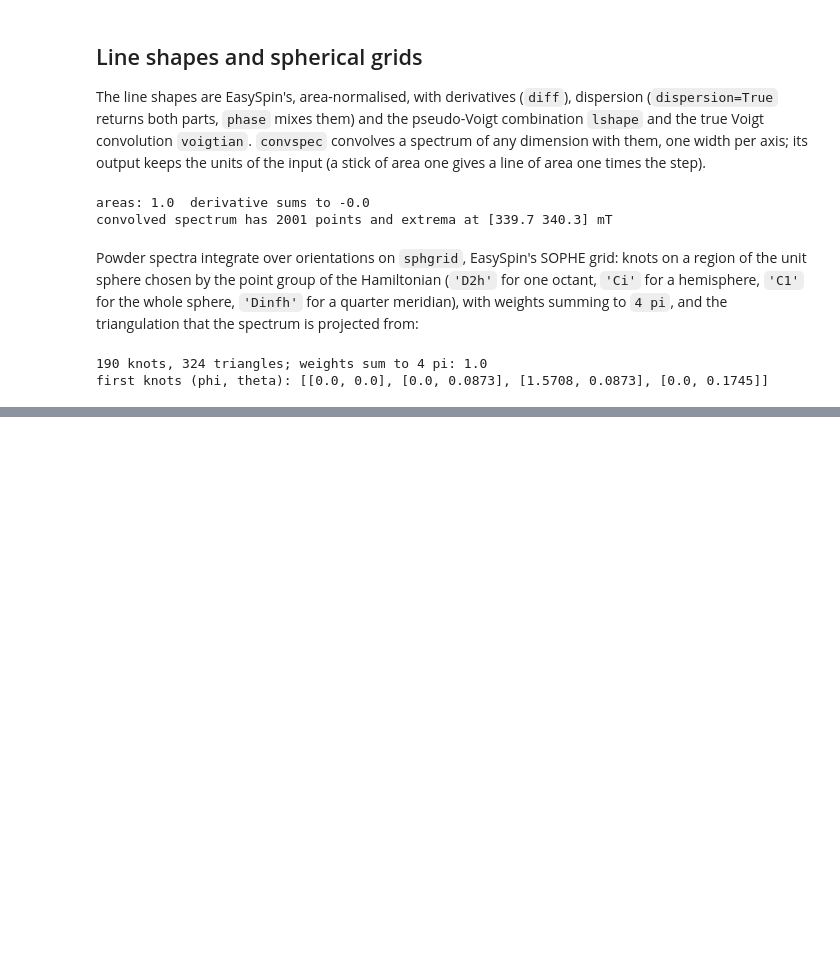
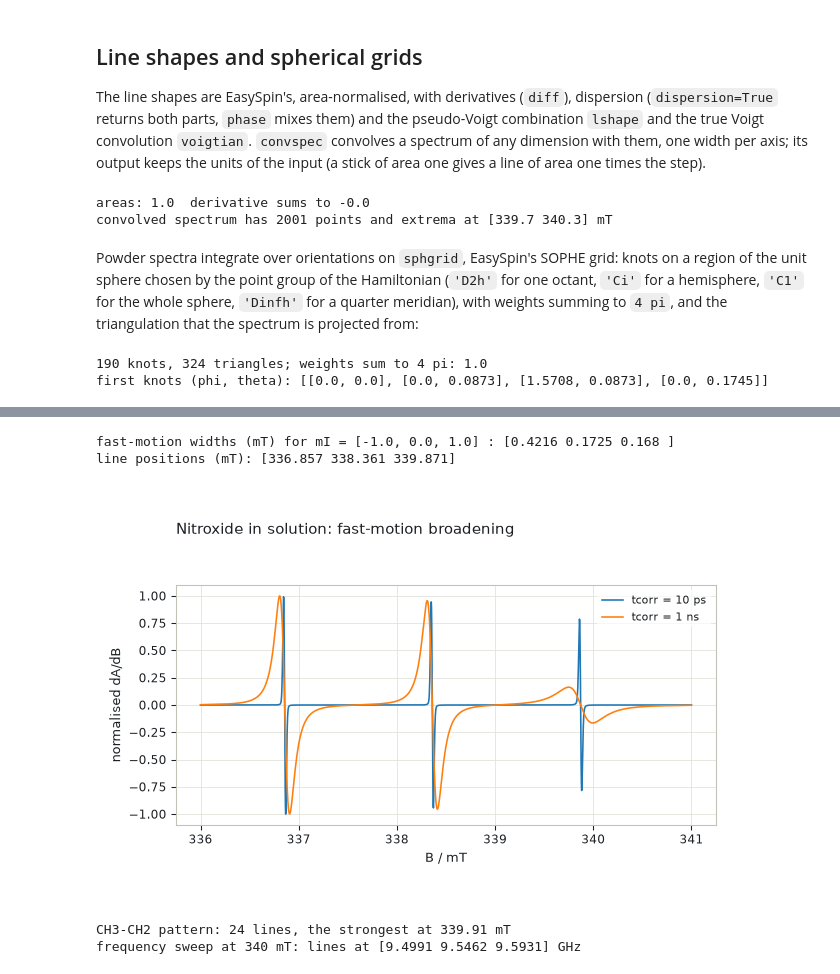
Before and after one commit to ajerschow/spynach, a Jupyter notebook: docs/notebooks/epreasy.ipynb, the cells around one changed output, grey strips where cells are left out. Saved outputs shown, nothing was run; the diff lists cells and outputs as text; code cells hidden in the pictures; blank space fills up the shorter version.

```diff
--- a/docs/notebooks/epreasy.ipynb
+++ b/docs/notebooks/epreasy.ipynb
@@ -378,0 +440,28 @@ symmetries beyond P1 and sample rotations are not ported.
+# %%
+solution = {"g": [2.0088, 2.0064, 2.0027], "Nucs": "14N", "A": es.unitconvert(np.array([7.59, 5.95, 31.76]) / 10, "mT->MHz"), "lwpp": 0.02}
+rigid = es.garlic({**solution, "tcorr": 1e-11}, {"mwFreq": 9.5, "Range": [336, 341], "nPoints": 2048})
+slow = es.garlic({**solution, "tcorr": 1e-9}, {"mwFreq": 9.5, "Range": [336, 341], "nPoints": 2048})
+widths, mI = es.fastmotion(solution, 340, 1e-9)
+print("fast-motion widths (mT) for mI =", mI.ravel().tolist(), ":", widths.round(4))
+print("line positions (mT):", np.sort(slow.info["resfields"]).round(3))
+# %% [output]
+fast-motion widths (mT) for mI = [-1.0, 0.0, 1.0] : [0.4216 0.1725 0.168 ]
+line positions (mT): [336.857 338.361 339.871]
+# %%
+import plotly.graph_objects as go
+
+fig = go.Figure()
+fig.add_trace(go.Scatter(x=rigid.x, y=rigid.spec / np.abs(rigid.spec).max(), mode="lines", name="tcorr = 10 ps"))
+fig.add_trace(go.Scatter(x=slow.x, y=slow.spec / np.abs(slow.spec).max(), mode="lines", name="tcorr = 1 ns"))
+fig.update_layout(title="Nitroxide in solution: fast-motion broadening", xaxis_title="B / mT", yaxis_title="normalised dA/dB", width=700, height=420)
+fig
+# %% [output]
+[figure, added]
+# %%
+protons = es.garlic({"g": 2.0, "Nucs": "1H,1H", "n": [3, 2], "A": [30, 12], "lw": [0.2, 0]}, {"mwFreq": 9.5, "Range": [325, 352], "Harmonic": 0})
+print("CH3-CH2 pattern:", protons.info["resfields"].size, "lines, the strongest at", protons.x[protons.spec.argmax()].round(2), "mT")
+sweep = es.garlic({"g": 2.006, "Nucs": "14N", "A": 47, "lw": 0.1}, {"Field": 340, "mwRange": [9.4, 9.6]})
+print("frequency sweep at 340 mT: lines at", np.sort(sweep.info["resfields"]).round(4), "GHz")
+# %% [output]
+CH3-CH2 pattern: 24 lines, the strongest at 339.91 mT
+frequency sweep at 340 mT: lines at [9.4991 9.5462 9.5931] GHz
```
Also changed, not shown: parts of 9 cells of this notebook, 27 other files.
